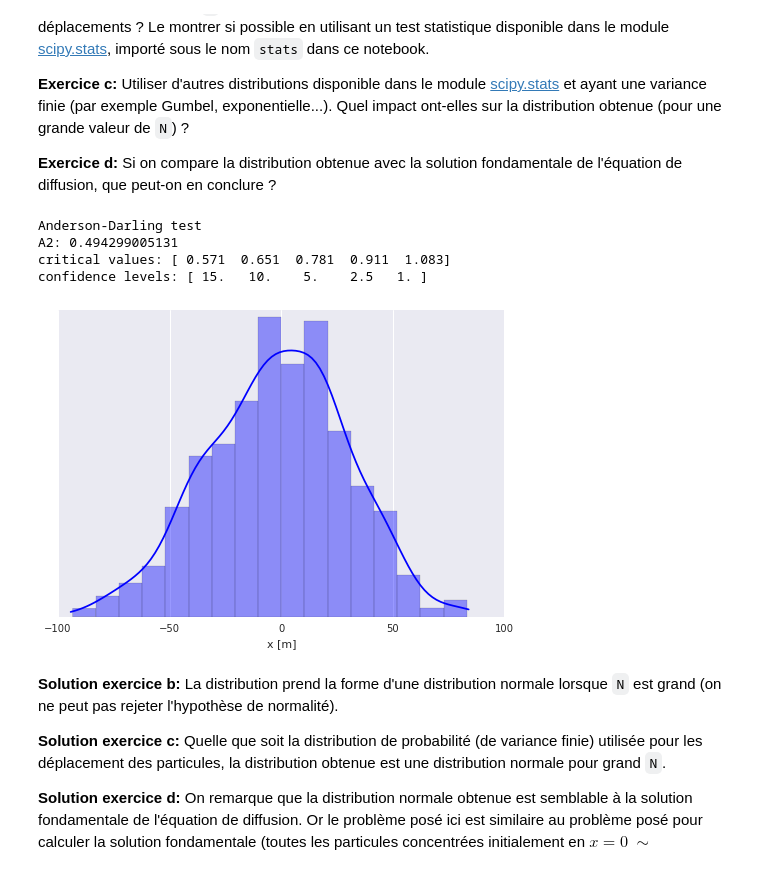
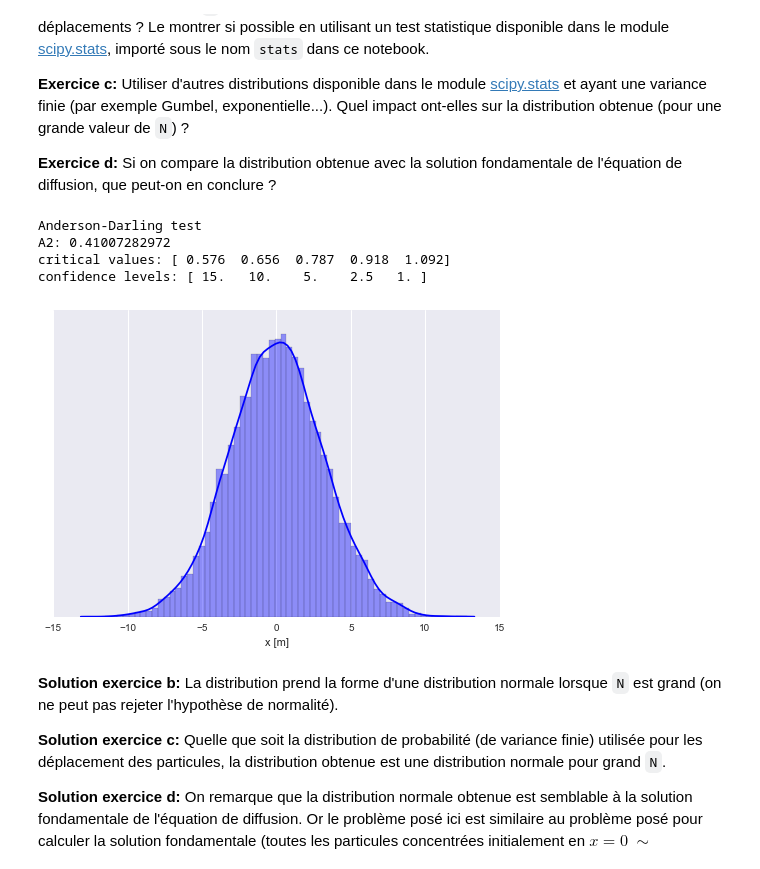
Before and after one commit to benbovy/tp_geomod_nb, a Jupyter notebook: 2_Diffusion.ipynb, the cells around one changed output. Cells and saved outputs as stored; diff of their text form; code cells hidden in the pictures.

```diff
--- a/2_Diffusion.ipynb
+++ b/2_Diffusion.ipynb
@@ -558,44 +558,44 @@ NOTE: Ce modèle de marche aléatoire adopte en fait une approche *lagrangienne*
 # for particle jump lengths [m]
 sigma = 10e-2
 # number of particles
-P = 500
+P = 10000
 # number of jumps
-N = 100000
+N = 1000
 
 
 # --------------
 # ** solution **
 
 # generate P*N independent realizations of the normal law
 # for each jump of each particle
 jumps = np.random.normal(scale=sigma, size=P * N)
 jumps = jumps.reshape(P, N)
 
 # calculate the final x position after N jumps
 # for each particle (considering initial x position
 # equals 0 for all particles)
 x_final = jumps.sum(axis=1)
 
 # plot the distribution of `x_final`
 ax = plt.subplot(111)
 sns.distplot(x_final, color='b', ax=ax)
 _ = plt.setp(ax,
              yticks=[],
              xlabel='x [m]')
 
 # perform the Anderson-Darling test for
 # `x_final` coming from a normal distribution (see doc)
 A2, crit_vals, conf_levels = stats.anderson(x_final, dist='norm')
 print "Anderson-Darling test"
 print "A2: {}".format(A2)
 print "critical values: {}".format(crit_vals)
 print "confidence levels: {}".format(conf_levels)
 # %% [output]
 Anderson-Darling test
-A2: 0.494299005131
-critical values: [ 0.571  0.651  0.781  0.911  1.083]
+A2: 0.41007282972
+critical values: [ 0.576  0.656  0.787  0.918  1.092]
 confidence levels: [ 15.   10.    5.    2.5   1. ]
-[figure, old version]
+[figure, new version]
 # %% [markdown]
 **Solution exercice b:** La distribution prend la forme d'une distribution normale lorsque `N` est grand (on ne peut pas rejeter l'hypothèse de normalité).
 
```
Also changed, not shown: parts of 3 cells of this notebook.
